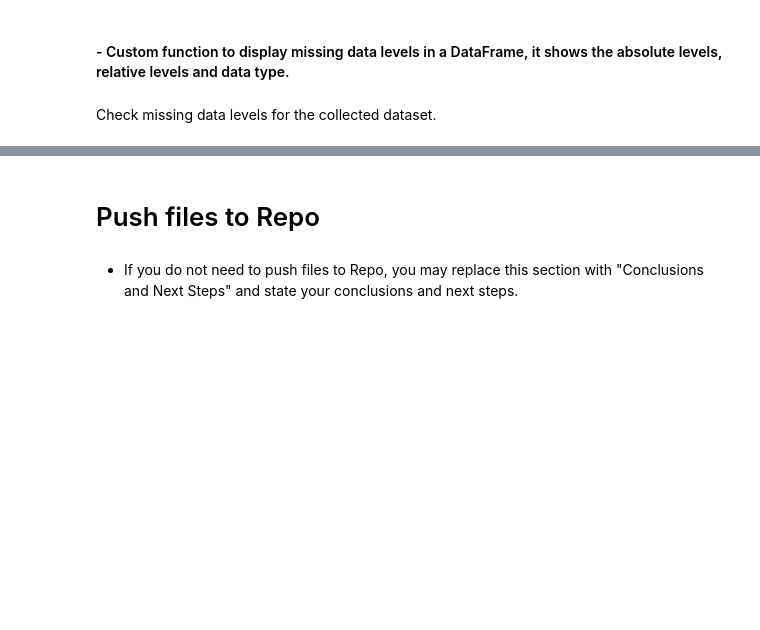
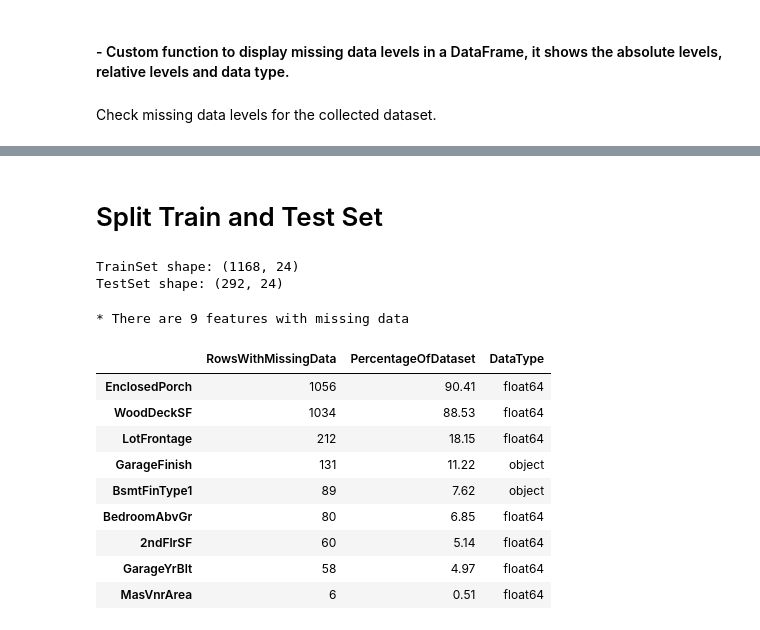
Before and after one commit to Sirak-K/my-project-5, a Jupyter notebook: jupyter_notebooks/03 - DataCleaning.ipynb, the cells around one changed output, grey strips where cells are left out. Cells and saved outputs as stored; diff of their text form; code cells hidden in the pictures; blank space fills up the shorter version.

```diff
--- a/jupyter_notebooks/03 - DataCleaning.ipynb
+++ b/jupyter_notebooks/03 - DataCleaning.ipynb
@@ -345,4 +210,30 @@ profile.to_notebook_iframe()
-# %% [markdown]
-# Push files to Repo
-# %% [markdown]
-* If you do not need to push files to Repo, you may replace this section with "Conclusions and Next Steps" and state your conclusions and next steps.
+# %% [markdown]
+# Split Train and Test Set
+# %%
+from sklearn.model_selection import train_test_split
+TrainSet, TestSet, _, __ = train_test_split(
+                                        dataset,
+                                        dataset['SalePrice'],
+                                        test_size=0.2,
+                                        random_state=0)
+
+print(f"TrainSet shape: {TrainSet.shape} \nTestSet shape: {TestSet.shape}")
+# %% [output]
+TrainSet shape: (1168, 24)
+TestSet shape: (292, 24)
+# %%
+dataset_missing_data = EvaluateMissingData(TrainSet)
+print(f"* There are {dataset_missing_data.shape[0]} features with missing data \n")
+dataset_missing_data
+# %% [output]
+* There are 9 features with missing data
+|  | RowsWithMissingData | PercentageOfDataset | DataType |
+| EnclosedPorch | 1056 | 90.41 | float64 |
+| WoodDeckSF | 1034 | 88.53 | float64 |
+| LotFrontage | 212 | 18.15 | float64 |
+| GarageFinish | 131 | 11.22 | object |
+| BsmtFinType1 | 89 | 7.62 | object |
+| BedroomAbvGr | 80 | 6.85 | float64 |
+| 2ndFlrSF | 60 | 5.14 | float64 |
+| GarageYrBlt | 58 | 4.97 | float64 |
+| MasVnrArea | 6 | 0.51 | float64 |
```
Also changed, not shown: parts of 35 cells of this notebook, 2 other files.
